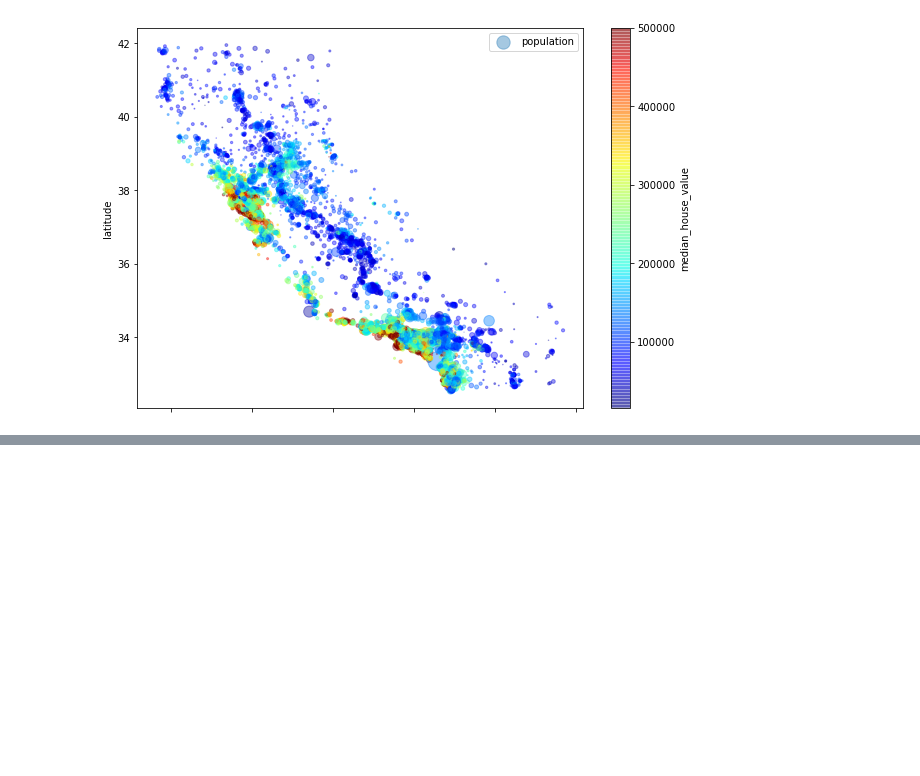
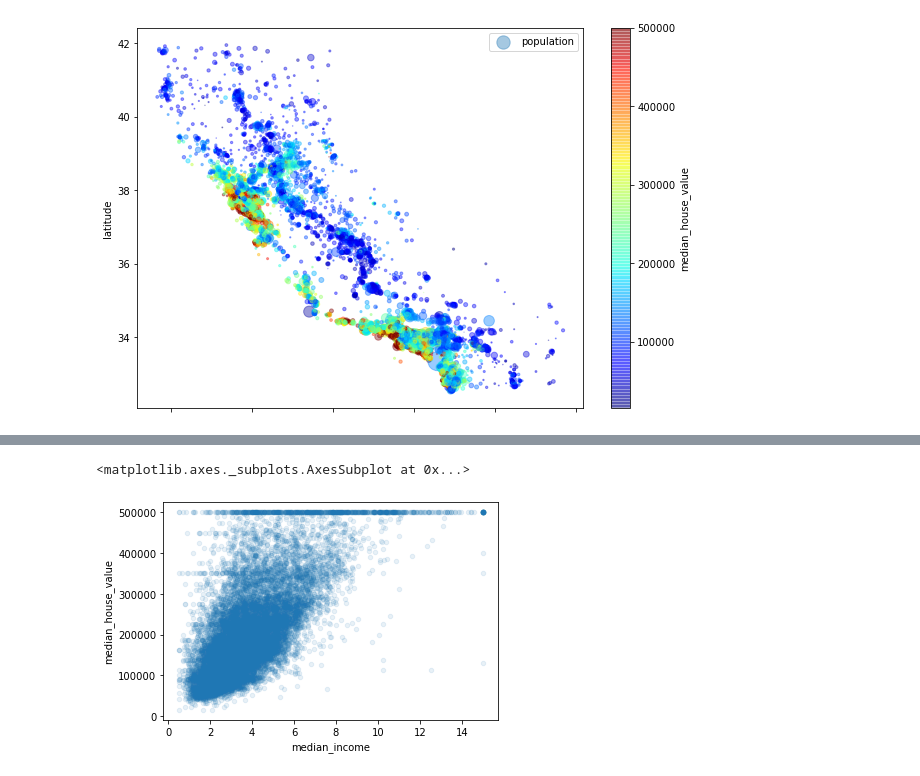
Before and after one commit to yyk99/ml, a Jupyter notebook: Housing.ipynb, the cells around one changed output, grey strips where cells are left out. Saved outputs shown, nothing was run; the diff lists cells and outputs as text; code cells hidden in the pictures; blank space fills up the shorter version.

```diff
--- a/Housing.ipynb
+++ b/Housing.ipynb
@@ -187,0 +236,8 @@ plt.legend()
+# %%
+# The most promising attribute to predict the median house value is the median income,
+# so let’s zoom in on their correlation scatterplot (Figure   2-16):
+
+housing.plot(kind = "scatter", x = "median_income", y = "median_house_value", alpha = 0.1)
+# %% [output]
+<matplotlib.axes._subplots.AxesSubplot at 0x...>
+[figure, added]
```
Also changed, not shown: parts of 7 cells of this notebook.
